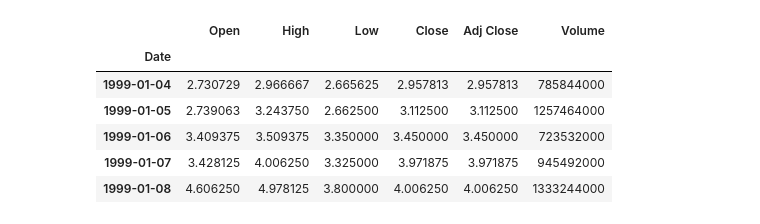
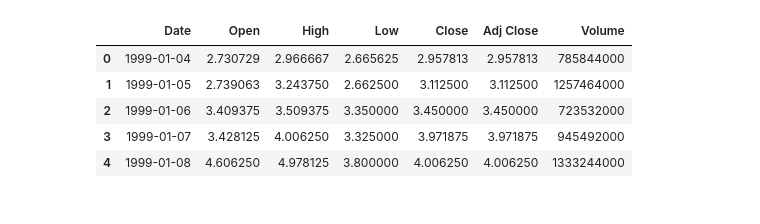
Before and after one commit to arnavktis/Stock-Market-Analysis-And-Forecasting, a Jupyter notebook: Main.ipynb, the cells around one changed output. Cells and saved outputs as stored; diff of their text form; code cells hidden in the pictures.

```diff
--- a/Main.ipynb
+++ b/Main.ipynb
@@ -27,11 +47,10 @@ apple.head()
 # %%
-amazon = pd.read_csv('Assets/AMZN_data_1999_2022.csv', index_col='Date', parse_dates=['Date'])
+amazon = pd.read_csv('Assets/AMZN_data_1999_2022.csv')
 amazon.head()
 # %% [output]
-|  | Open | High | Low | Close | Adj Close | Volume |
-| Date |  |  |  |  |  |  |
-| 1999-01-04 | 2.730729 | 2.966667 | 2.665625 | 2.957813 | 2.957813 | 785844000 |
-| 1999-01-05 | 2.739063 | 3.243750 | 2.662500 | 3.112500 | 3.112500 | 1257464000 |
-| 1999-01-06 | 3.409375 | 3.509375 | 3.350000 | 3.450000 | 3.450000 | 723532000 |
-| 1999-01-07 | 3.428125 | 4.006250 | 3.325000 | 3.971875 | 3.971875 | 945492000 |
-| 1999-01-08 | 4.606250 | 4.978125 | 3.800000 | 4.006250 | 4.006250 | 1333244000 |
+|  | Date | Open | High | Low | Close | Adj Close | Volume |
+| 0 | 1999-01-04 | 2.730729 | 2.966667 | 2.665625 | 2.957813 | 2.957813 | 785844000 |
+| 1 | 1999-01-05 | 2.739063 | 3.243750 | 2.662500 | 3.112500 | 3.112500 | 1257464000 |
+| 2 | 1999-01-06 | 3.409375 | 3.509375 | 3.350000 | 3.450000 | 3.450000 | 723532000 |
+| 3 | 1999-01-07 | 3.428125 | 4.006250 | 3.325000 | 3.971875 | 3.971875 | 945492000 |
+| 4 | 1999-01-08 | 4.606250 | 4.978125 | 3.800000 | 4.006250 | 4.006250 | 1333244000 |
```
Also changed, not shown: parts of 30 cells of this notebook.
